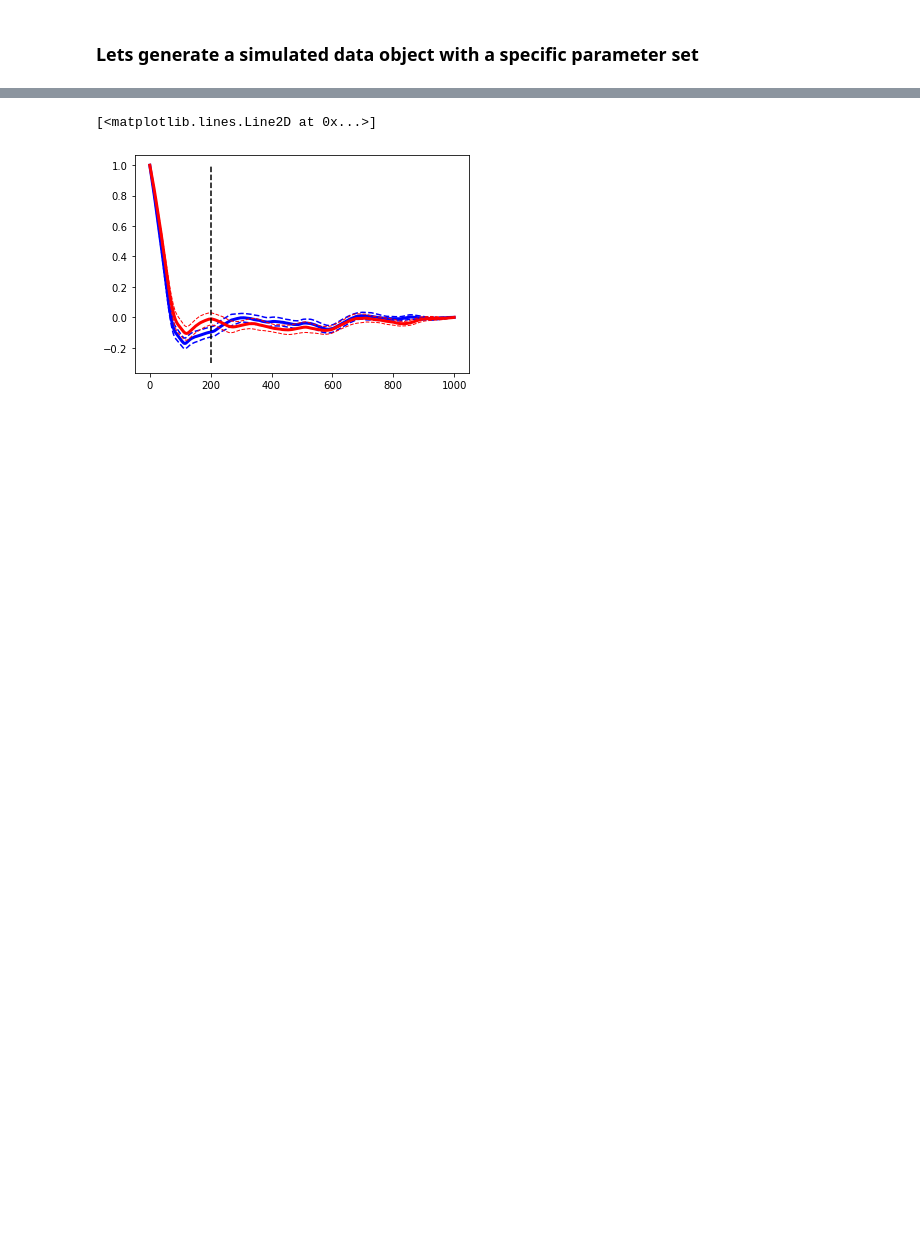
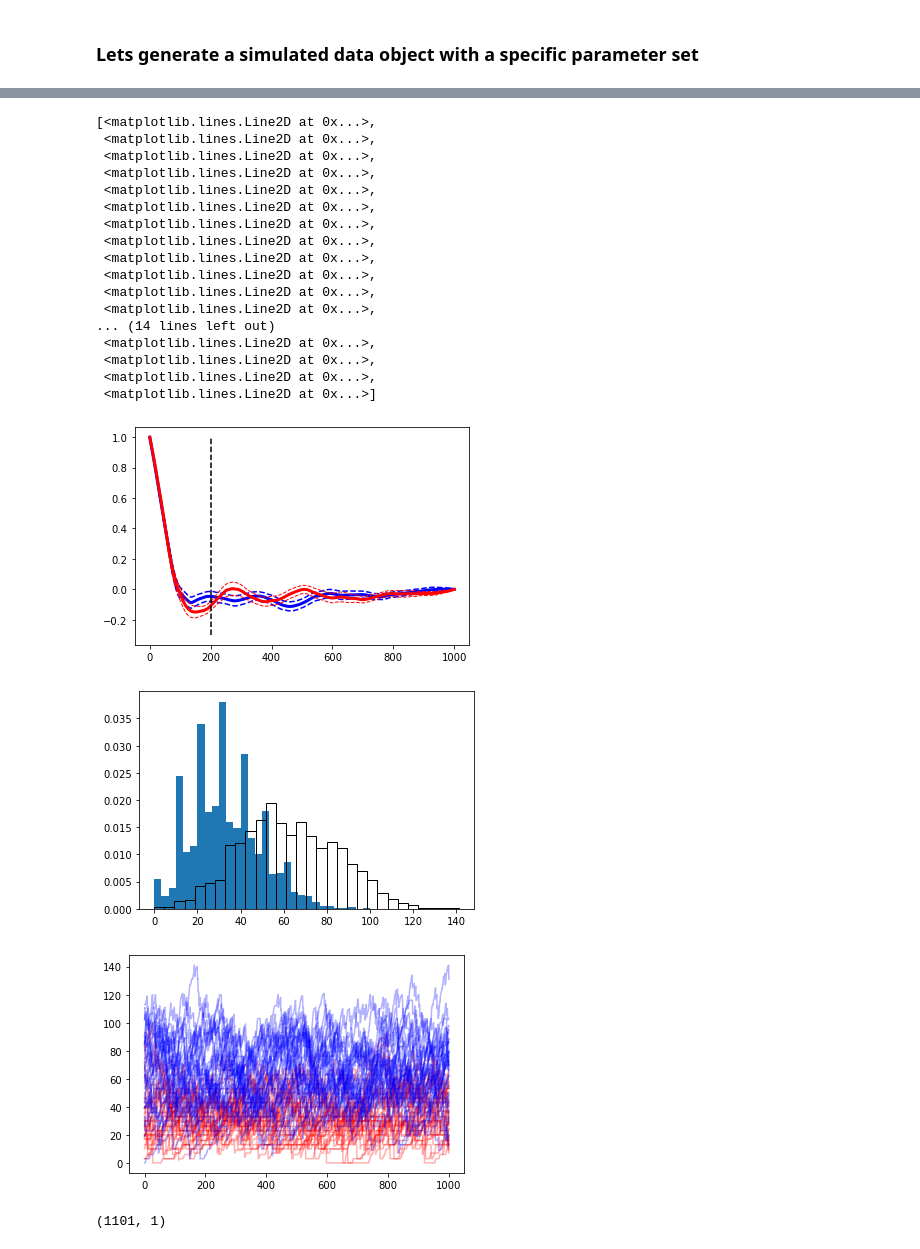
Before and after one commit to MunskyGroup/rSNAPsim, a Jupyter notebook: interactive_notebooks/Example Optimizers.ipynb, the cells around one changed output, grey strips where cells are left out. Drawn from its saved outputs; the diff is of its cells as text; code cells hidden in the pictures; blank space fills up the shorter version.

```diff
--- a/interactive_notebooks/Example Optimizers.ipynb
+++ b/interactive_notebooks/Example Optimizers.ipynb
@@ -26,3 +30,26 @@ t = np.linspace(0,500,501)
 # %% [output]
 .\generalized_cpp
 importing models
+# %%
+ki = [.08]
+ke = [ 5]
+colors = ['r']
+i = 0
+
+poi.ke_mu = ke[i] #half the speed
+solver.default_conditions['burnin'] = 1000 #lets burnin for 1000s
+solver.t = np.linspace(0,2000,2001)
+solver.n_traj = 30
+
+t = np.linspace(0,2000,2001)
+ssa_soln = solver.solve_ssa([ki[i]] + poi.kelong + [10],t,n_traj=30)
+
+plt.plot(ssa_soln.intensity_vec[0],color=colors[i],alpha=.4)
+plt.title('Intensity Trajectories')
+plt.ylabel('Time')
+
+sim_data = data_obj()
+sim_data.add_data(ssa_soln.time,ssa_soln.intensity_vec)
+sim_data.get_stats()
+
+print(sim_data.__dict__.keys())
@@ -76,7 +90,7 @@ opt.params = np.array([.033,10])
 # %%
 opt.args['LL_acorr'] = (200,'ind','G0')
 
-opt.run_optimization('LL_acorr','MH',stepsize=[.01,1],disp=True,mut_rate=.99)
+opt.run_optimization('LL_acorr','MH',stepsize=[1,1],disp=True,mut_rate=.99,logspace=True)
 # %%
 
 chain = opt.chain
@@ -120,5 +137,6 @@ ax.set_ylabel('Ke')
 # %%
 
 opt.args['LL_acorr'] = (200,'ind','G0')
-opt.run_optimization_multiobj(['LL_acorr','I_mu_sse'],'MH',stepsize=[.01,1],disp=True,mut_rate=.99)
+opt.args['LL_I_distb'] = (30,True)
+opt.run_optimization(['LL_acorr','LL_I_distb'],'MH',stepsize=[.6,.6],disp=True,mut_rate=.99)
 # %% [output]
@@ -136,21 +153,56 @@ current iteration: 900 out of 1000 | best_parameters: [0.08599964148373321, 5.23
 # %%
 chain_2obj = opt.chain
-fit_acorr,fit_acorr_error = opt.autocorrelation_fun(chain_2obj.bestpar)
+intensity = opt.intensity_fun(chain_2obj.bestpar)
+fit_acorr,fit_acorr_error = opt.autocorrelation_fun(intensity)
 fit_acorr = np.mean(fit_acorr[0],axis=1)
 
 plt.plot(fit_acorr,'b',lw=3)
 plt.plot(fit_acorr-fit_acorr_error[0],'b--')
 plt.plot(fit_acorr+fit_acorr_error[0],'b--')
 
 
 plt.plot(np.mean(opt.data_obj.acorr[0],axis=1),'r',lw=3)
 plt.plot(np.mean(opt.data_obj.acorr[0],axis=1) -opt.data_obj.acorr_err[0] ,'r--',lw=1)
 plt.plot(np.mean(opt.data_obj.acorr[0],axis=1) +opt.data_obj.acorr_err[0] ,'r--',lw=1)
 
 plt.plot([200,200],[-.3,1],'k--')
+
+plt.figure()
+int_hist = opt.intensity_distribution(intensity)
+counts1, bins = np.histogram(intensity,density=True,bins=30)
+plt.hist(bins[:-1], bins, weights=counts1)
+
+counts2, bins = np.histogram(sim_data.intensity_vec,density=True,bins=30)
+plt.hist(bins[:-1], bins, weights=counts2,fill=False)
+
+plt.figure()
+plt.plot(intensity[0],'r',alpha=.3)
+plt.plot(sim_data.intensity_vec[0],'b',alpha=.3)
 # %% [output]
-[<matplotlib.lines.Line2D at 0x...>]
+[<matplotlib.lines.Line2D at 0x...>,
+ <matplotlib.lines.Line2D at 0x...>,
+ <matplotlib.lines.Line2D at 0x...>,
+ <matplotlib.lines.Line2D at 0x...>,
+ <matplotlib.lines.Line2D at 0x...>,
+ <matplotlib.lines.Line2D at 0x...>,
+ <matplotlib.lines.Line2D at 0x...>,
+ <matplotlib.lines.Line2D at 0x...>,
+ <matplotlib.lines.Line2D at 0x...>,
+ <matplotlib.lines.Line2D at 0x...>,
+ <matplotlib.lines.Line2D at 0x...>,
+ <matplotlib.lines.Line2D at 0x...>,
+... (14 lines left out)
+ <matplotlib.lines.Line2D at 0x...>,
+ <matplotlib.lines.Line2D at 0x...>,
+ <matplotlib.lines.Line2D at 0x...>,
+ <matplotlib.lines.Line2D at 0x...>]
-[figure, old version]
+[figure, new version]
+[figure, added]
+[figure, added]
+# %%
+chain_2obj.evalchain.shape
+# %% [output]
+(1101, 1)
 # %%
 from matplotlib import cm
 from matplotlib.colors import ListedColormap, LinearSegmentedColormap
```
Also changed, not shown: parts of 10 cells of this notebook.
